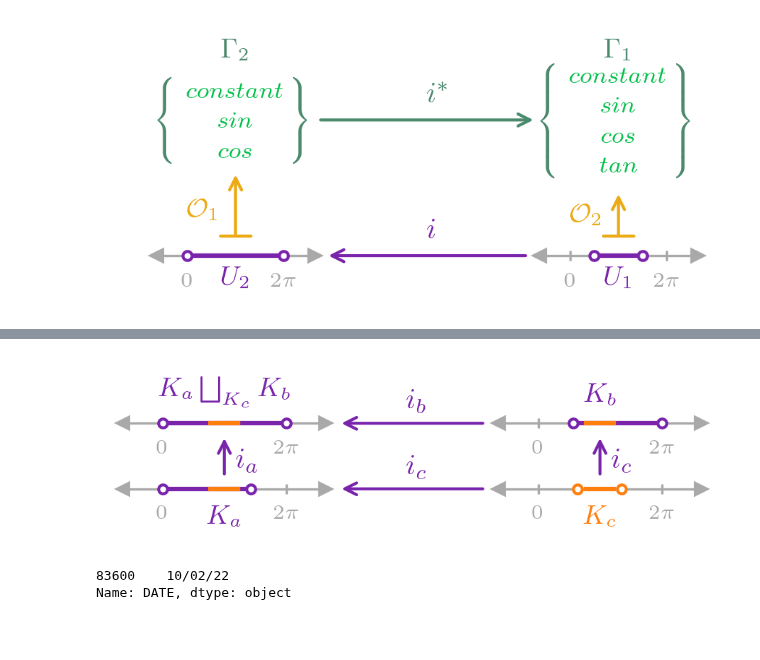
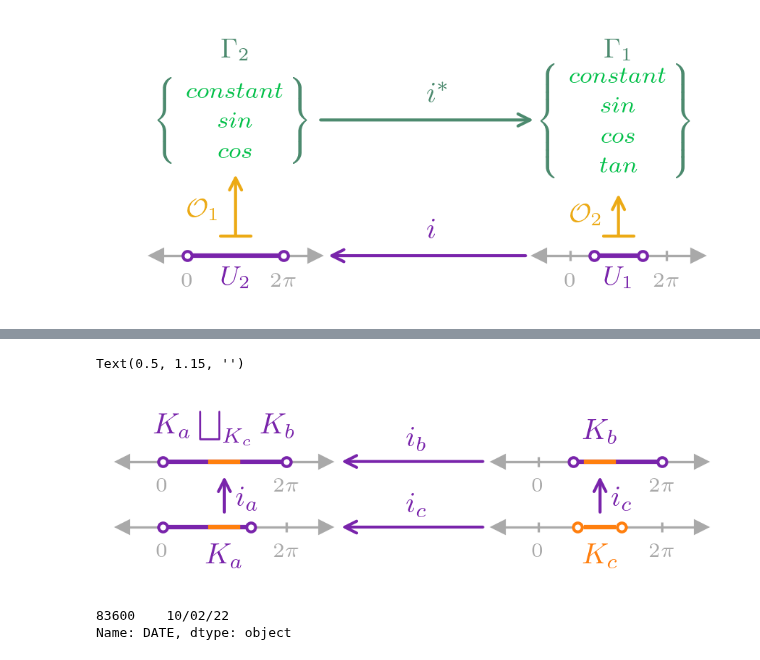
Before and after one commit to story645/team, a Jupyter notebook: paper/figcode/equation_diagrams.ipynb, the cells around one changed output, grey strips where cells are left out. Saved outputs shown, nothing was run; the diff lists cells and outputs as text; code cells hidden in the pictures; blank space fills up the shorter version.

Commit message:
sheaf rules

```diff
--- a/paper/figcode/equation_diagrams.ipynb
+++ b/paper/figcode/equation_diagrams.ipynb
@@ -33,12 +34,12 @@ mpl.rc("pgf", texsystem = "pdflatex", preamble = "\n".join(
      r'\usepackage{{amsmath}}',
     ]))
 # %%
-def numberline(axes, x, y, width, height, axes_color='darkgray'):
+def numberline(axes, x, y, width, height, ylim, axes_color='darkgray', xpad=2):
     numberline = axes.inset_axes([x, y, width, height])
     numberline.spines[["left", "right", "top"]].set_visible(False)
-    numberline.set(xlim=(-2, 2*np.pi+2), xticks=[0, 2*np.pi],
+    numberline.set(xlim=(-xpad, 2*np.pi+xpad), xticks=[0, 2*np.pi],
          xticklabels = ['0', r'$2\pi$'],
-         yticks=[], ylim=(-.2,.2))
+         yticks=[], ylim=ylim)
     for (pos, mark) in [(0, "<"), (1, ">")]:
         numberline.plot(pos,0, mark, color=axes_color, markersize=4,
                          transform=numberline.get_yaxis_transform(), clip_on=False)
@@ -128,3 +212,7 @@ fig.savefig(paper_path/'presheaf.png', bbox_inches='tight')
+# %%
+sheafs[2]
+# %% [output]
+Text(0.5, 1.15, '')
 # %%
 fig, ax = plt.subplots(figsize=(3.5, .5))
 
@@ -137,7 +225,7 @@ y2 = 1-axh
 x1 = 0
 x2 = 1-axw
 
-axu = {lab: numberline(ax, x, y, axw, axh) for lab, (x,y) in
+axu = {lab: numberline(ax, x, y, axw, axh, (-.2, .2)) for lab, (x,y) in
          [("abc", (x1, y2)), ("a", (x2, y2)), ("b", (x1, y1)), ("c", (x2, y1))]}
 
 
@@ -176,7 +264,7 @@ araabc = ax.annotate("", xy=(.5, -.05), xytext=(.5, 1.05),
 araabca = ax.annotate(r"$i_{a}$", (1.5, 0.5), xycoords=araabc,
                       ha='left', va='center', **text_kwargs)
 
-akwargs = dict(xycoords='axes fraction', ha='center', fontsize=fs['small'])
+akwargs = dict(xycoords='axes fraction', ha='center', fontsize=fs['normal'])
 
 p_kwargs = dict(lw = 1.5, marker= 'o', mfc='white', markersize=3)
 
@@ -189,35 +277,35 @@ axu['c'].annotate(r"$K_c$", (.5, -.5), va='top', **akwargs, color=kc_color)
 
 kc_int = [np.pi-.7, np.pi+.7]
 for a in ['a', 'b', 'c', 'abc']:
     axu[a].plot(kc_int, [0,0],  zorder=10, lw=1.5, color=kc_color)
 
 # dots at edge of line
 axu['c'].plot([kc_int[0]-32/72, kc_int[1]+28/72], [0, 0], zorder=9, marker='o', markersize=3,
               linestyle='none', mec=kc_color, mfc='white')
 
 
 
 axu['abc'].annotate(r"$K_a\bigsqcup_{K_c}K_b$", xy=(.5,1.5), va='bottom', **akwargs,
                    color=kl_color)
 
 axu['b'].plot([0, np.pi+1.35], [0,0], zorder=9, **p_kwargs, color=kl_color)
 
-axu['a'].annotate(r"$K_b$", (.5, 1.5), va='bottom', **akwargs, color=kl_color)
+axu['a'].annotate(r"$K_b$", (.5, 1.5), va='bottom', **akwargs, color=kl_color,)
 
 axu['a'].plot( [np.pi-1.35, 2*np.pi], [0,0], zorder=9, **p_kwargs, color=kl_color)
 
 axu['b'].annotate(r"$K_a$", (.5, -.5), va='top', **akwargs, color=kl_color)
 
 
 axu['abc'].plot([0, 2*np.pi], [0,0], **p_kwargs, zorder=9, color=kl_color)
 
 ax.axis('off')
 ax.set(xlim=(0,1), ylim=(0,1))
 
 fig.savefig(paper_path/'k_coproduct.pdf', bbox_inches='tight', backend='pgf')
 fig.savefig(paper_path/'k_coproduct.png', bbox_inches='tight')
 # %% [output]
-[figure, old version]
+[figure, new version]
 # %%
 def plot_emojis(x, y, values):
     t = 'data'
```
Also changed, not shown: parts of 6 cells of this notebook, 11 other files.
